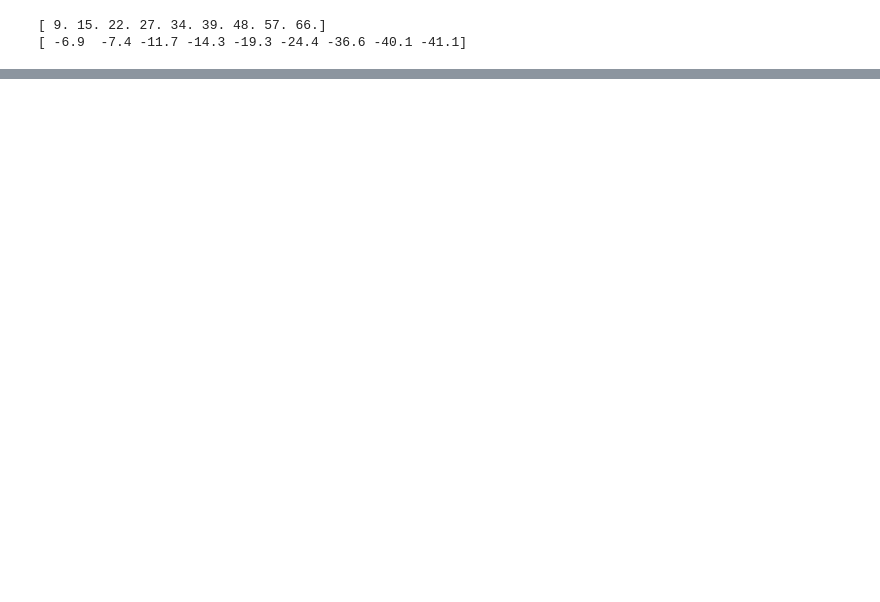
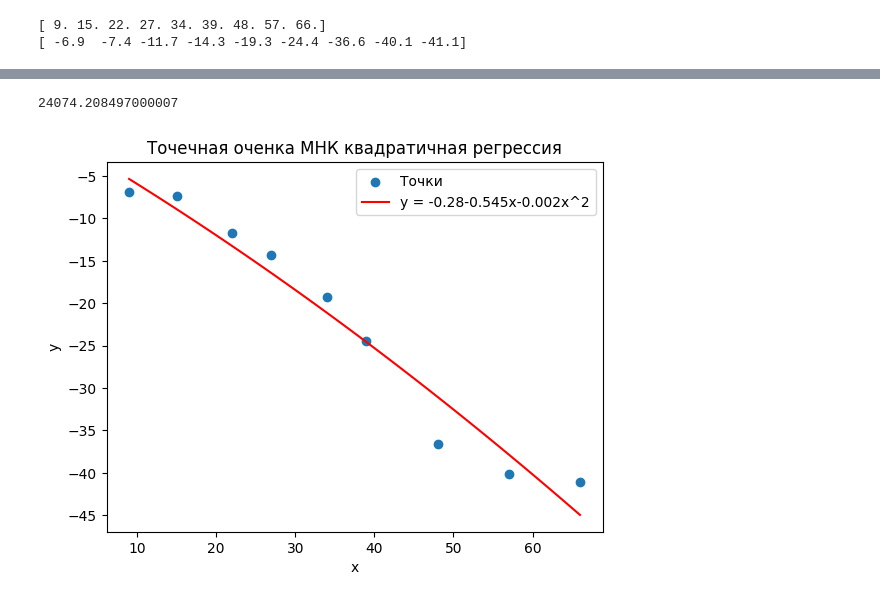
Before and after one commit to Romariok/Mathematical-statistics, a Jupyter notebook: lab7/main.ipynb, the cells around one changed output, grey strips where cells are left out. Saved outputs shown, nothing was run; the diff lists cells and outputs as text; code cells hidden in the pictures; blank space fills up the shorter version.

```diff
--- a/lab7/main.ipynb
+++ b/lab7/main.ipynb
@@ -141,0 +97,21 @@ print(new_y)
+# %%
+S_min = np.sum((y - 0.28 - 0.545*x - 0.002*(x**2)) ** 2)
+S_min
+# %% [output]
+24074.208497000007
+# %%
+plt.scatter(x, y, label='Точки')
+
+x1 = np.linspace(min(x), max(x), 100)
+y_func = -0.28-0.545*x1-0.002*x1**2
+plt.plot(x1, y_func, label='y = -0.28-0.545x-0.002x^2', color='red')
+
+plt.xlabel('x')
+plt.ylabel('y')
+plt.title('Точечная оченка МНК квадратичная регрессия')
+
+plt.legend()
+
+plt.show()
+# %% [output]
+[figure, added]
```
Also changed, not shown: parts of 24 cells of this notebook, 10 other files.
